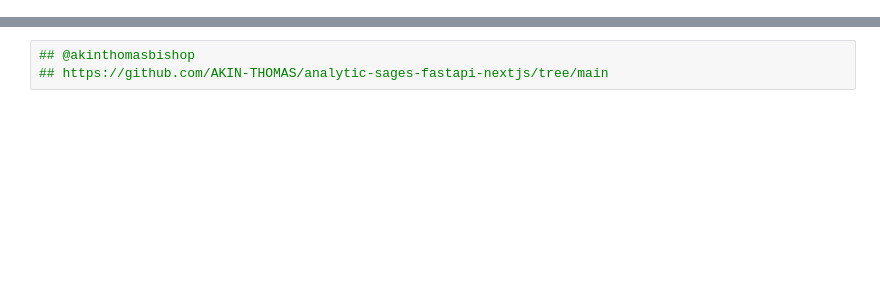
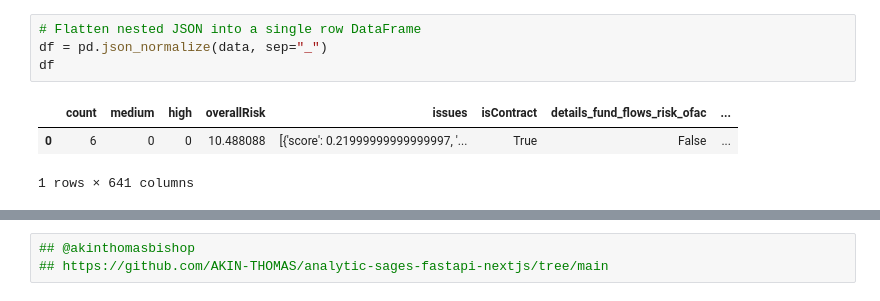
Before and after one commit to vhictoirya/On-chain-Anomaly-Tracker, a Jupyter notebook: Uniswap_V3/webacy.ipynb, the cells around one changed output, grey strips where cells are left out. Cells and saved outputs as stored; diff of their text form; blank space fills up the shorter version.

```diff
--- a/Uniswap_V3/webacy.ipynb
+++ b/Uniswap_V3/webacy.ipynb
@@ -59,0 +1110,8 @@ df_issues.head()
+# %%
+# Flatten nested JSON into a single row DataFrame
+df = pd.json_normalize(data, sep="_")
+df
+# %% [output]
+|  | count | medium | high | overallRisk | issues | isContract | details_fund_flows_risk_ofac | ... |
+| 0 | 6 | 0 | 0 | 10.488088 | [{'score': 0.21999999999999997, '... | True | False | ... |
+1 rows × 641 columns
```
Also changed, not shown: parts of 29 cells of this notebook, 6 other files.
